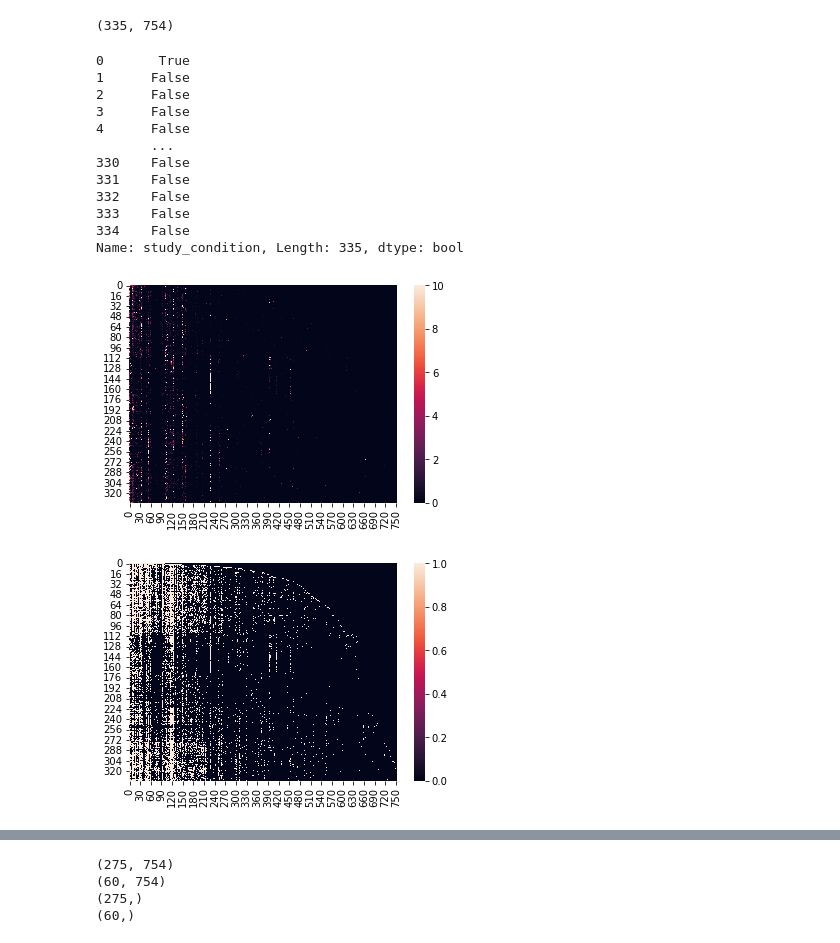
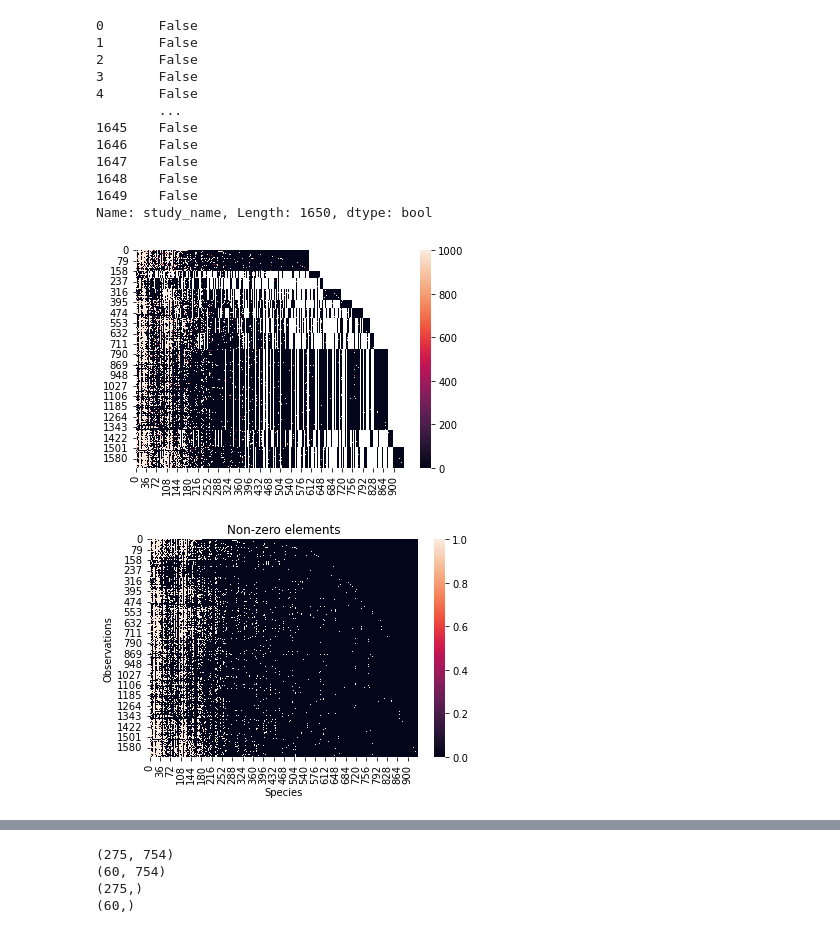
Before and after one commit to ysc12451/curatedMetagenomicDataAnalyses, a Jupyter notebook: vignettes/crc.ipynb, the cells around one changed output, grey strips where cells are left out. Saved outputs shown, nothing was run; the diff lists cells and outputs as text; code cells hidden in the pictures.

```diff
--- a/vignettes/crc.ipynb
+++ b/vignettes/crc.ipynb
@@ -25,11 +25,12 @@ from sklearn.model_selection import GridSearchCV
 from scipy.stats import pearsonr
 from sklearn.metrics import mean_squared_error as mse
 from sklearn.metrics import zero_one_loss
+from collections import Counter
 
 import os
 import sys
-# os.chdir("D:\OneDrive\OneDrive - UW-Madison\Kris\Code\curatedMetagenomicDataAnalyses\\vignettes")
-os.chdir("C:\OneDrive\OneDrive - UW-Madison\Kris\Code\curatedMetagenomicDataAnalyses\\vignettes")
+os.chdir("D:\OneDrive\OneDrive - UW-Madison\Kris\Code\curatedMetagenomicDataAnalyses\\vignettes")
+# os.chdir("C:\OneDrive\OneDrive - UW-Madison\Kris\Code\curatedMetagenomicDataAnalyses\\vignettes")
 import gc
 
 # visualizations
@@ -43,7 +44,7 @@ import matplotlib.pyplot as plt
 
 custom_colors = ["#a8e6cf","#dcedc1","#ffd3b6","#ffaaa5","#ff8b94"]
 palette = sns.set_palette(sns.color_palette(custom_colors))
-FP_CRC_ORI = os.path.join("CRC.csv")
-FP_CRC = os.path.join("unified_data.csv")
-FP_CRC_SEP = os.path.join("unified_sepa_data.csv")
-FP_CRCMAT = os.path.join("crc_mat.csv")
+FP_CRC_META = os.path.join("crc_meta.csv")
+FP_CRC_SEPARATE = os.path.join("crc_separate_taxon.csv")
+FP_CRC_WHOLE = os.path.join("crc_whole_taxon.csv")
+FP_CRC_MAT = os.path.join("crc_mat.csv")
@@ -101,0 +51,8 @@ crc_sep
+# %%
+crc_meta = pd.read_csv(FP_CRC_META)
+crc_sepa = pd.read_csv(FP_CRC_SEPARATE)
+crc_whole = pd.read_csv(FP_CRC_WHOLE)
+crc_data = crc_sepa.iloc[7:, 3:]
+crc_data = crc_data.astype(float)
+
+crc_sepa.rename(columns={'Unnamed: 0': 'observations'}, inplace=True)
@@ -151,34 +232,33 @@ valid_species.keys
 # %%
-X = crc.iloc[:, 4:].values
-y = crc.iloc[:, 2] == "CRC"
+X = crc_data.values
+y = crc_whole['study_name'] == "CRC"
-# %%
-X.shape
-# %% [output]
-(335, 754)
 # %%
 y
 # %% [output]
-0       True
-1      False
-2      False
-3      False
-4      False
-       ...
-330    False
-331    False
-332    False
-333    False
-334    False
-Name: study_condition, Length: 335, dtype: bool
+0       False
+1       False
+2       False
+3       False
+4       False
+        ...
+1645    False
+1646    False
+1647    False
+1648    False
+1649    False
+Name: study_name, Length: 1650, dtype: bool
 # %%
-sns.heatmap(X, vmax=10)
+sns.heatmap(X, vmax=1000)
 
 # Display the heatmap
 plt.show()
 # %% [output]
-[figure, old version]
+[figure, new version]
 # %%
-sns.heatmap(X != 0)
+sns.heatmap(X > 0)
+plt.xlabel('Species')
+plt.ylabel('Observations')
+plt.title('Non-zero elements')
 plt.show()
 # %% [output]
-[figure, old version]
+[figure, new version]
```
Also changed, not shown: parts of 29 cells of this notebook, 1 other file.
